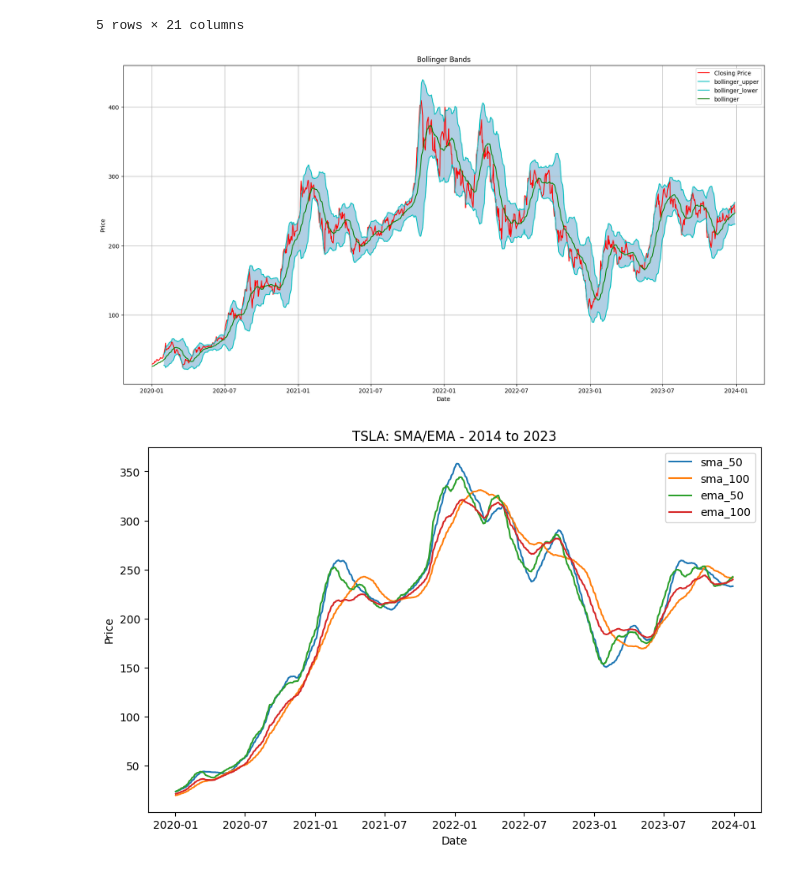
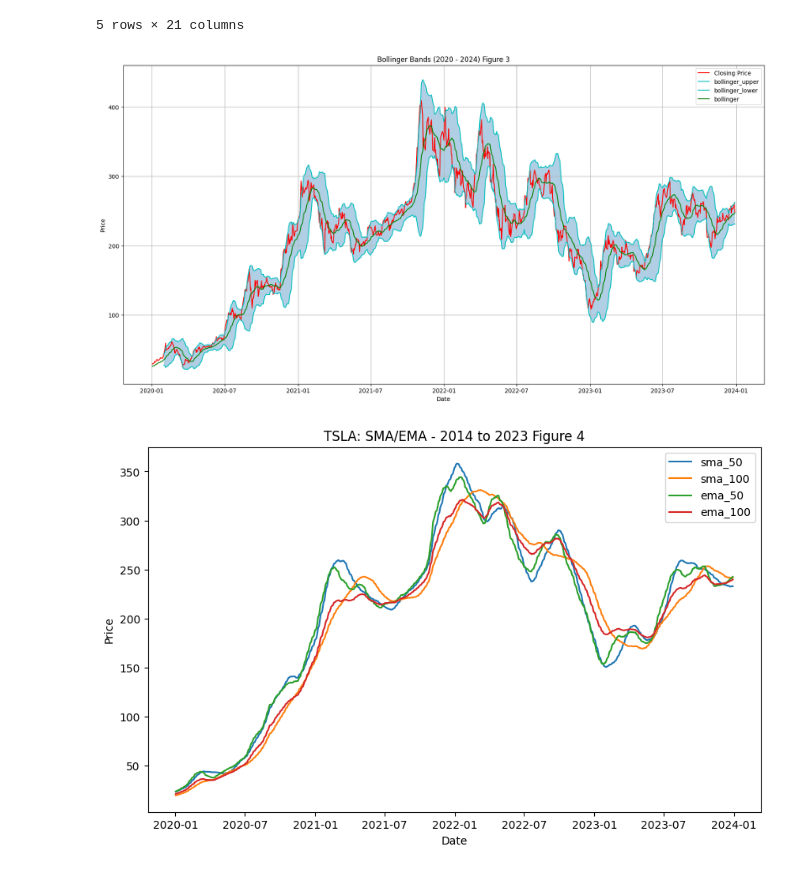
Before and after one commit to JasonMorris1/CSE151_Tesla_Stock_Prediction, a Jupyter notebook: addtional_charts.ipynb, the cells around one changed output. Cells and saved outputs as stored; diff of their text form; code cells hidden in the pictures.

```diff
--- a/addtional_charts.ipynb
+++ b/addtional_charts.ipynb
@@ -34,21 +34,21 @@ df.head()
 # %%
 plt.figure(figsize=(20,10))
 
 plt.plot(df['date'], df['close'],label='Closing Price', color='r')
 
 plt.plot(df['date'], df['bollinger_upper'],label='bollinger_upper', color='c')
 plt.plot(df['date'], df['bollinger_lower'],label='bollinger_lower', color='c')
 plt.plot(df['date'], df['bollinger'],label='bollinger', color='g')
 plt.fill_between(df['date'], df['bollinger_lower'], df['bollinger_upper'], alpha=0.35)
 
 
-plt.title('Bollinger Bands')
+plt.title('Bollinger Bands (2020 - 2024) Figure 3')
 plt.xlabel('Date')
 plt.ylabel('Price')
 plt.legend()
 plt.grid(True)
 # %% [output]
-[figure, old version]
+[figure, new version]
 # %%
 
 
@@ -66,13 +66,13 @@ plt.plot(df['date'], df['ema_100'], label = 'ema_100')
 # df
 #
 # [['sma_50','sma_100','ema_50','ema_100']].plot(x= df['date'], ax=axes)
-plt.title('TSLA: SMA/EMA - 2014 to 2023')
+plt.title('TSLA: SMA/EMA - 2014 to 2023 Figure 4')
 plt.xlabel('Date')
 plt.ylabel('Price')
 plt.legend()
 plt.show()
 # %% [output]
-[figure, old version]
+[figure, new version]
 # %%
 plt.figure(figsize=(14,7))
 plt.plot(df['date'], df['rsi_14'], label='RSI 14 day')
```
Also changed, not shown: parts of 1 cell of this notebook, 6 other files.
